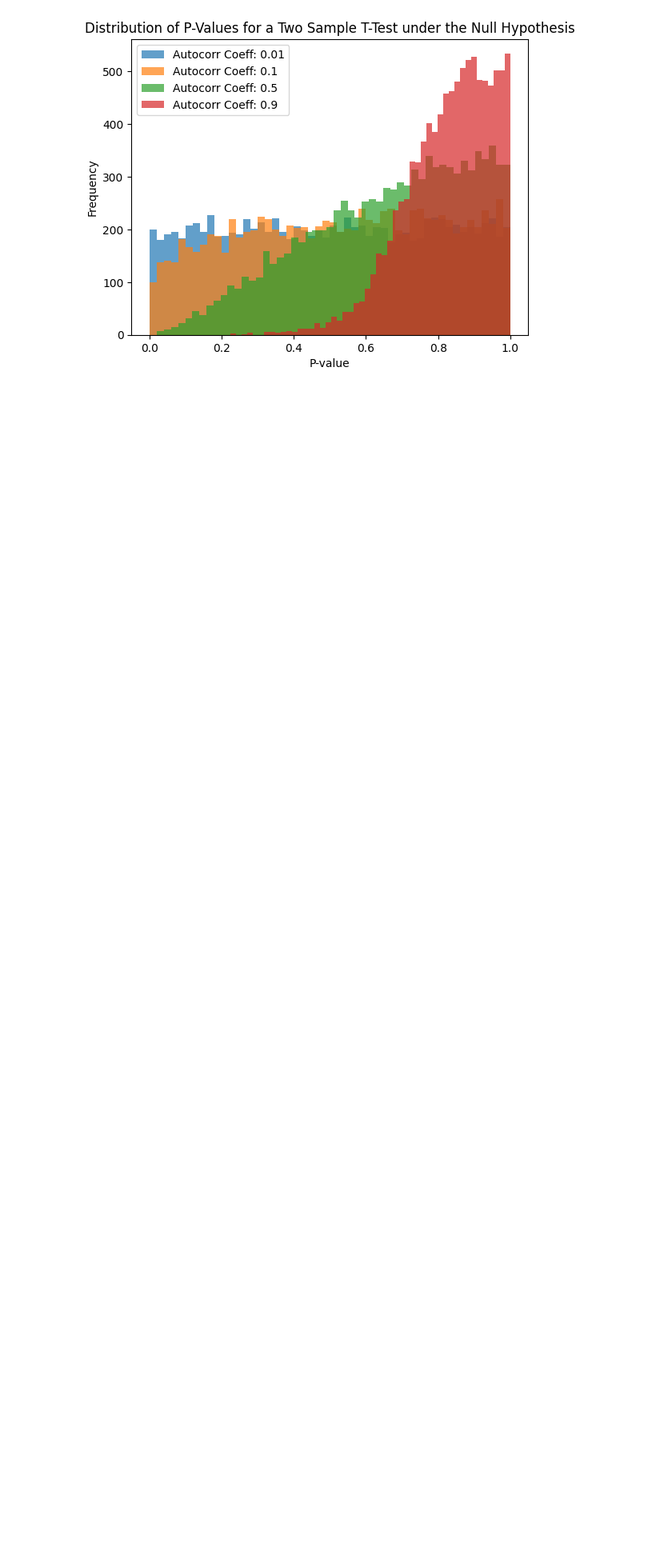
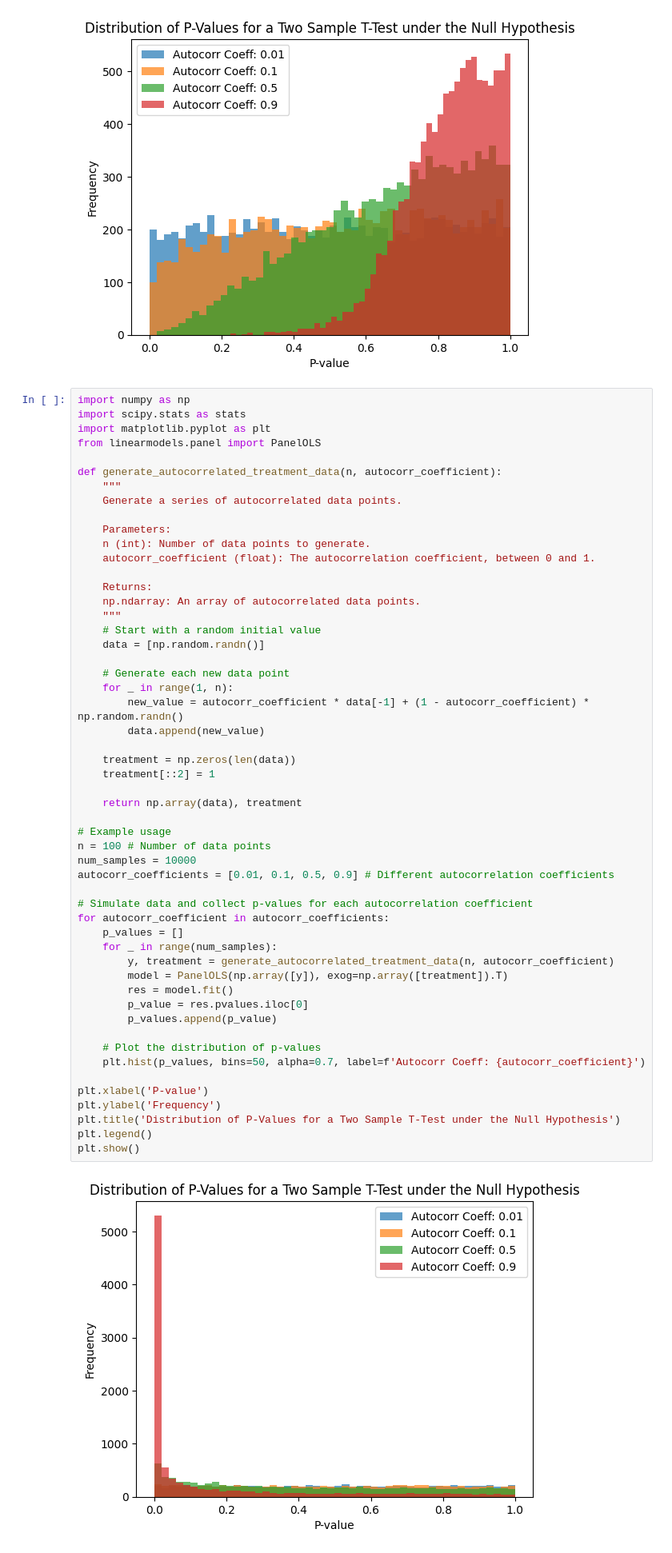
Before and after one commit to Padarn/notes, a Jupyter notebook: 0. Skewed P-Values/p-values.ipynb, the cells around one changed output. Shown: that part at 80% size. Drawn from its saved outputs; the diff is of its cells as text; blank space fills up the shorter version.

Commit message:
add panel ols

```diff
--- a/0. Skewed P-Values/p-values.ipynb
+++ b/0. Skewed P-Values/p-values.ipynb
@@ -183,3 +183,58 @@ plt.legend()
 plt.show()
 # %% [output]
 [figure]
+# %%
+import numpy as np
+import scipy.stats as stats
+import matplotlib.pyplot as plt
+from linearmodels.panel import PanelOLS
+
+def generate_autocorrelated_treatment_data(n, autocorr_coefficient):
+    """
+    Generate a series of autocorrelated data points.
+
+    Parameters:
+    n (int): Number of data points to generate.
+    autocorr_coefficient (float): The autocorrelation coefficient, between 0 and 1.
+
+    Returns:
+    np.ndarray: An array of autocorrelated data points.
+    """
+    # Start with a random initial value
+    data = [np.random.randn()]
+
+    # Generate each new data point
+    for _ in range(1, n):
+        new_value = autocorr_coefficient * data[-1] + (1 - autocorr_coefficient) * np.random.randn()
+        data.append(new_value)
+
+    treatment = np.zeros(len(data))
+    treatment[::2] = 1
+
+    return np.array(data), treatment
+
+# Example usage
+n = 100 # Number of data points
+num_samples = 10000
+autocorr_coefficients = [0.01, 0.1, 0.5, 0.9] # Different autocorrelation coefficients
+
+# Simulate data and collect p-values for each autocorrelation coefficient
+for autocorr_coefficient in autocorr_coefficients:
+    p_values = []
+    for _ in range(num_samples):
+        y, treatment = generate_autocorrelated_treatment_data(n, autocorr_coefficient)
+        model = PanelOLS(np.array([y]), exog=np.array([treatment]).T)
+        res = model.fit()
+        p_value = res.pvalues.iloc[0]
+        p_values.append(p_value)
+
+    # Plot the distribution of p-values
+    plt.hist(p_values, bins=50, alpha=0.7, label=f'Autocorr Coeff: {autocorr_coefficient}')
+
+plt.xlabel('P-value')
+plt.ylabel('Frequency')
+plt.title('Distribution of P-Values for a Two Sample T-Test under the Null Hypothesis')
+plt.legend()
+plt.show()
+# %% [output]
+[figure, added]
```
